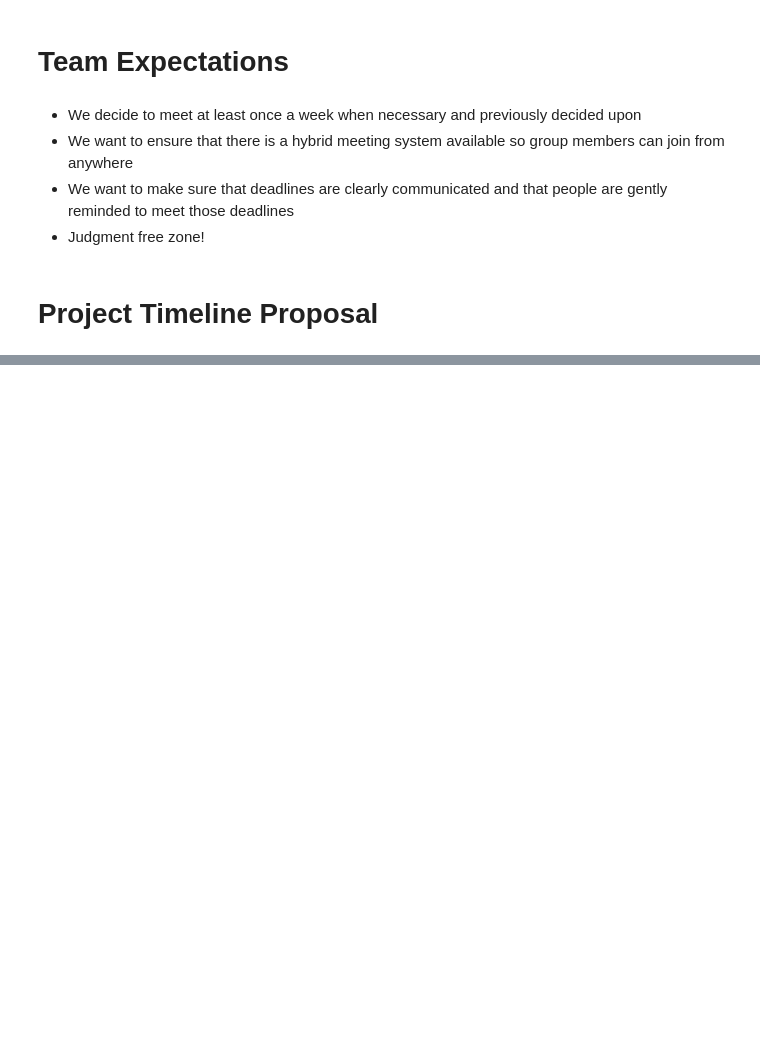
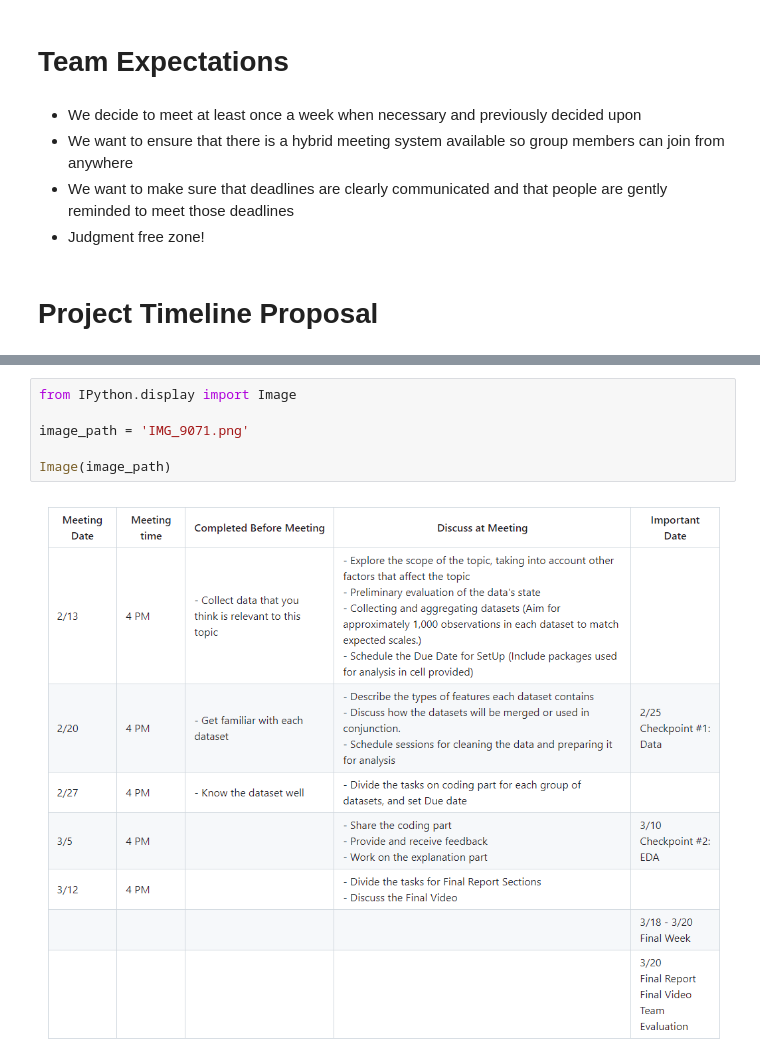
Before and after one commit to COGS108/Group080_WI24, a Jupyter notebook: ProjectProposal_Group080_WI24.ipynb, the cells around one changed output, grey strips where cells are left out. Cells and saved outputs as stored; diff of their text form; blank space fills up the shorter version.

```diff
--- a/ProjectProposal_Group080_WI24.ipynb
+++ b/ProjectProposal_Group080_WI24.ipynb
@@ -112,0 +96,8 @@ df
+# %%
+from IPython.display import Image
+
+image_path = 'IMG_9071.png'
+
+Image(image_path)
+# %% [output]
+[figure, added]
```
Also changed, not shown: parts of 2 cells of this notebook.
